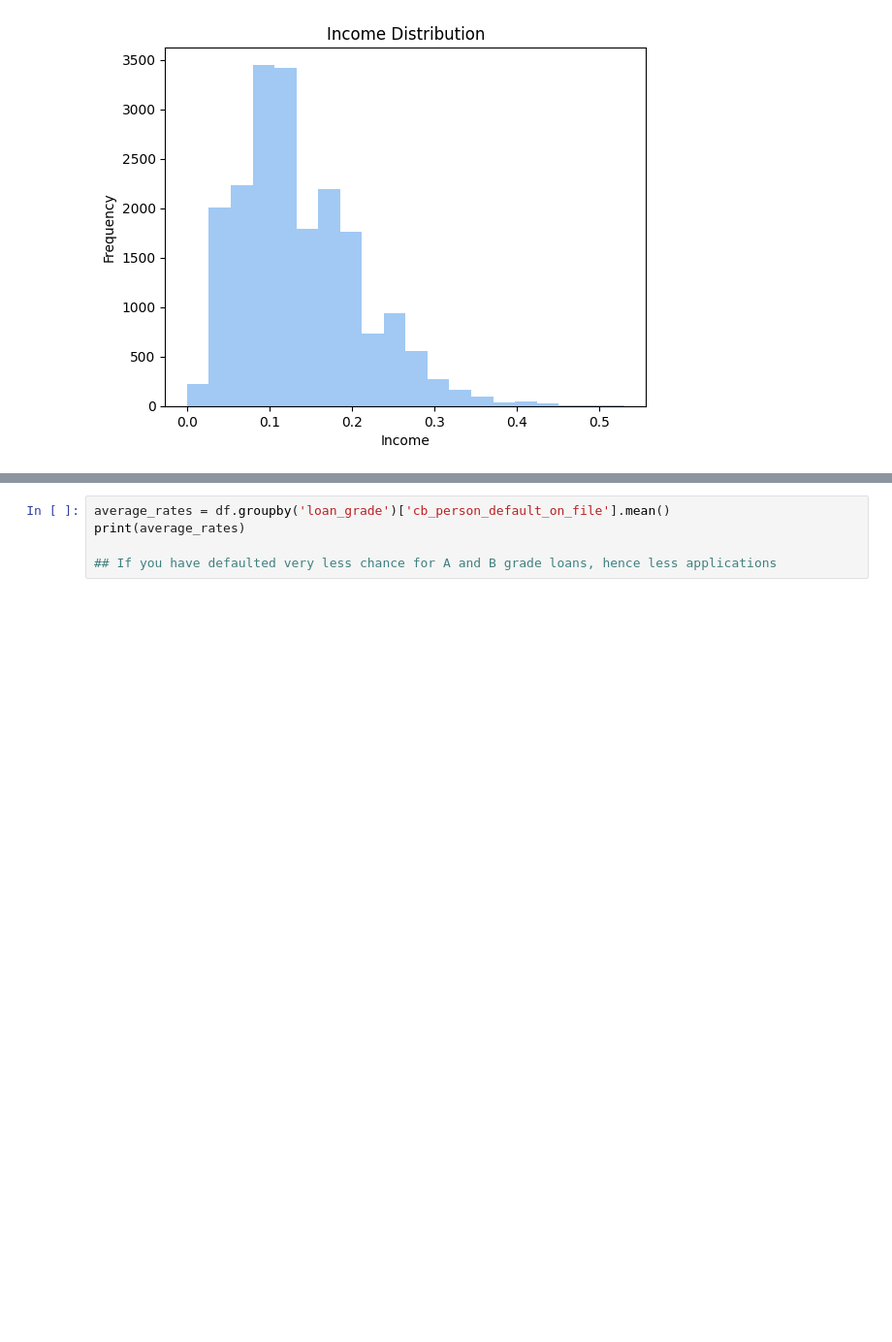
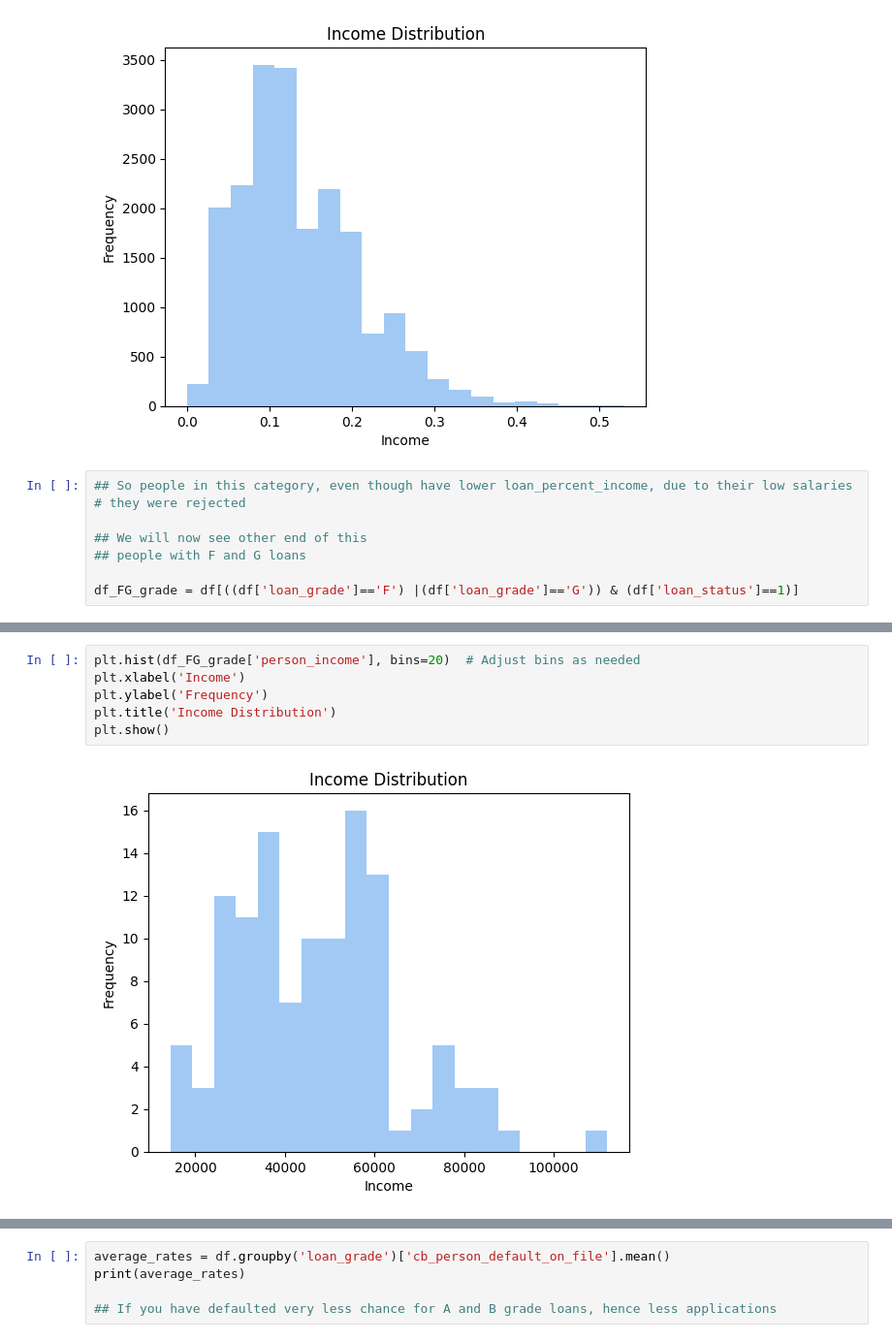
Before and after one commit to gauthaman77/EDA-Loan-Approval-Prediction, a Jupyter notebook: eda-loan-prediction.ipynb, the cells around one changed output, grey strips where cells are left out. Shown at 97% size. Saved outputs shown, nothing was run; the diff lists cells and outputs as text; blank space fills up the shorter version.

Commit message:
Kaggle Notebook | EDA loan prediction | Version 5

```diff
--- a/eda-loan-prediction.ipynb
+++ b/eda-loan-prediction.ipynb
@@ -314,3 +314,11 @@ plt.title('Income Distribution')
 plt.show()
 # %% [output]
 [figure]
+# %%
+## So people in this category, even though have lower loan_percent_income, due to their low salaries
+# they were rejected
+
+## We will now see other end of this
+## people with F and G loans
+
+df_FG_grade = df[((df['loan_grade']=='F') |(df['loan_grade']=='G')) & (df['loan_status']==1)]
@@ -316,0 +361,8 @@ plt.show()
+# %%
+plt.hist(df_FG_grade['person_income'], bins=20)  # Adjust bins as needed
+plt.xlabel('Income')
+plt.ylabel('Frequency')
+plt.title('Income Distribution')
+plt.show()
+# %% [output]
+[figure, added]
```
Also changed, not shown: parts of 14 cells of this notebook.
